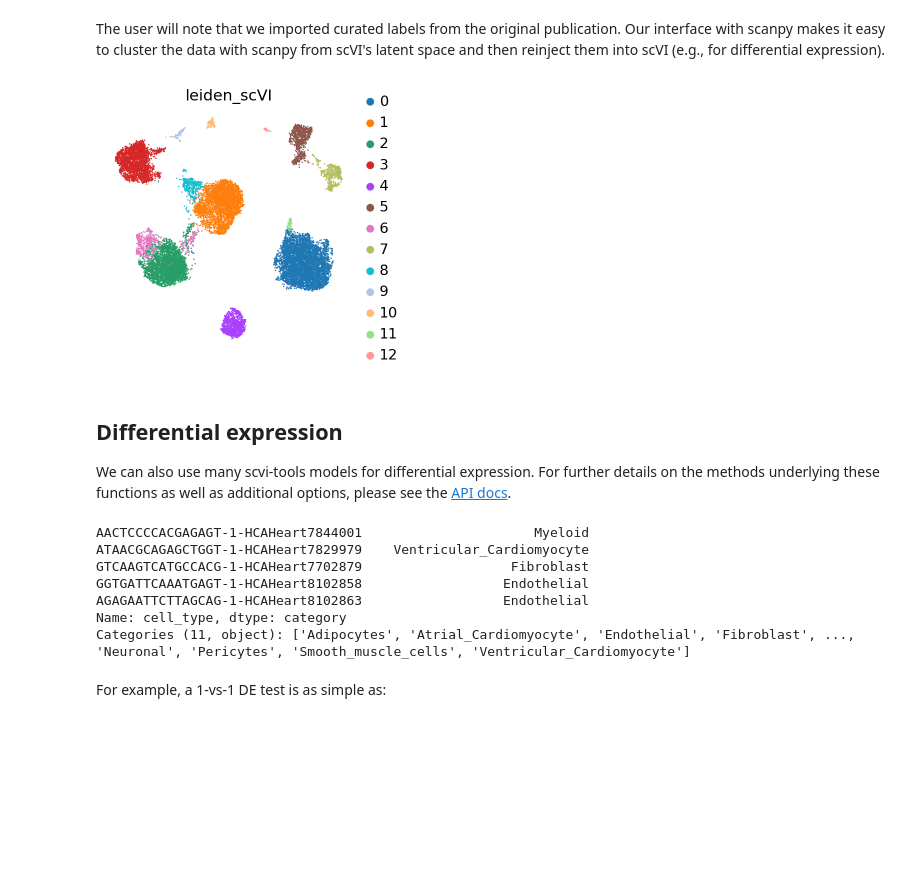
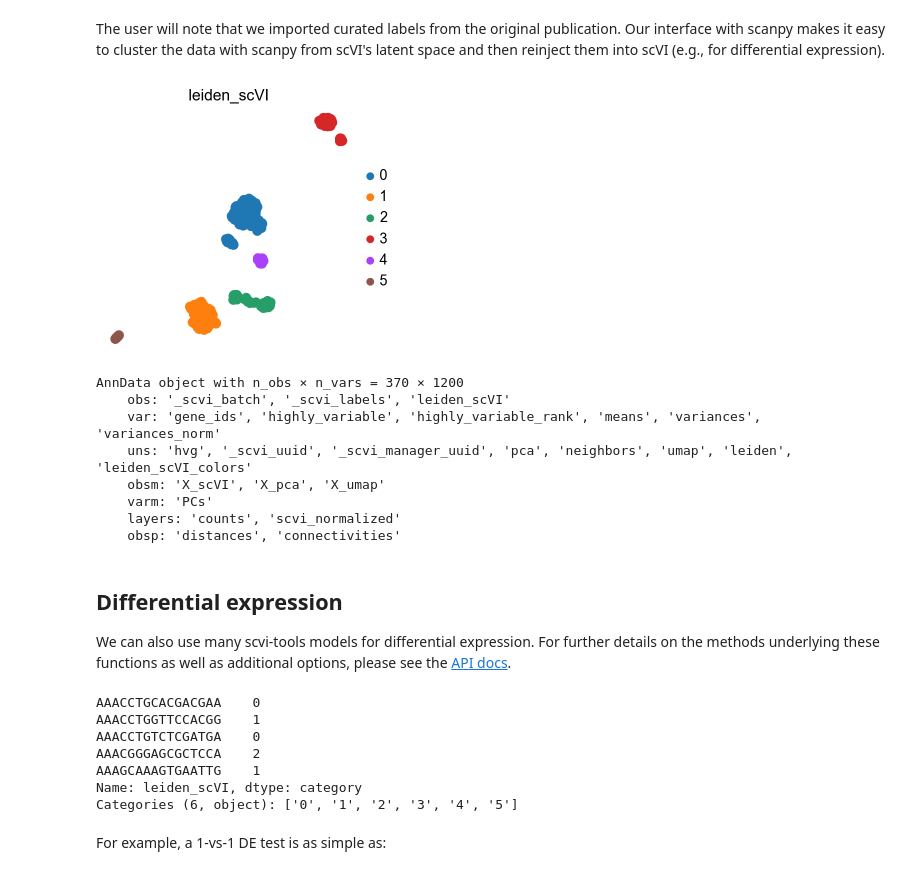
Before and after one commit to arcotan/single-cell-data-analysis, a Jupyter notebook: scviTools/matteo.ipynb, the cells around one changed output. Cells and saved outputs as stored; diff of their text form; code cells hidden in the pictures; blank space fills up the shorter version.

```diff
--- a/scviTools/matteo.ipynb
+++ b/scviTools/matteo.ipynb
@@ -34,3 +28,5 @@ AttributeError: module 'scvi' has no attribute 'data'
+# %%
+adata = sc.read_10x_mtx('../filtered_dataset/tabulamuris/data_10X_P7_4/')
 # %% [markdown]
 Now we preprocess the data to remove, for example, genes that are very lowly expressed and other outliers. For these tasks we prefer the [Scanpy preprocessing module](https://scanpy.readthedocs.io/en/stable/api/index.html#module-scanpy.pp).
 # %%
@@ -103,5 +104,5 @@ All scvi-tools models run faster when using a GPU. By default, scvi-tools will u
 
 </div>
 # %%
-model.train()
+model.train(use_gpu=False)
 # %% [output]
@@ -152,7 +146,7 @@ INFO:scvi.model.base._base_model:Input AnnData not setup with scvi-tools. attemp
 # %% [markdown]
 Let's store the normalized values back in the anndata.
 # %%
-adata.layers["scvi_normalized"] = model.get_normalized_expression(library_size=10e4)
+adata.layers["scvi_normalized"] = model.get_normalized_expression()
 # %% [markdown]
 ## Interoperability with Scanpy
 # %% [markdown]
@@ -226,24 +200,33 @@ sc.tl.leiden(adata, key_added="leiden_scVI", resolution=0.5)
 # %%
 sc.pl.umap(
     adata,
     color=["leiden_scVI"],
     frameon=False,
 )
+adata
 # %% [output]
-[figure, old version]
+[figure, new version]
+AnnData object with n_obs × n_vars = 370 × 1200
+    obs: '_scvi_batch', '_scvi_labels', 'leiden_scVI'
+    var: 'gene_ids', 'highly_variable', 'highly_variable_rank', 'means', 'variances', 'variances_norm'
+    uns: 'hvg', '_scvi_uuid', '_scvi_manager_uuid', 'pca', 'neighbors', 'umap', 'leiden', 'leiden_scVI_colors'
+    obsm: 'X_scVI', 'X_pca', 'X_umap'
+    varm: 'PCs'
+    layers: 'counts', 'scvi_normalized'
+    obsp: 'distances', 'connectivities'
 # %% [markdown]
 ## Differential expression
 We can also use many scvi-tools models for differential expression. For further details on the methods underlying these functions as well as additional options, please see the [API docs](https://docs.scvi-tools.org/en/stable/api/reference/scvi.model.SCVI.differential_expression.html#scvi.model.SCVI.differential_expression).
 # %%
-adata.obs.cell_type.head()
+adata.obs.leiden_scVI.head()
 # %% [output]
-AACTCCCCACGAGAGT-1-HCAHeart7844001                      Myeloid
-ATAACGCAGAGCTGGT-1-HCAHeart7829979    Ventricular_Cardiomyocyte
-GTCAAGTCATGCCACG-1-HCAHeart7702879                   Fibroblast
-GGTGATTCAAATGAGT-1-HCAHeart8102858                  Endothelial
-AGAGAATTCTTAGCAG-1-HCAHeart8102863                  Endothelial
-Name: cell_type, dtype: category
-Categories (11, object): ['Adipocytes', 'Atrial_Cardiomyocyte', 'Endothelial', 'Fibroblast', ..., 'Neuronal', 'Pericytes', 'Smooth_muscle_cells', 'Ventricular_Cardiomyocyte']
+AAACCTGCACGACGAA    0
+AAACCTGGTTCCACGG    1
+AAACCTGTCTCGATGA    0
+AAACGGGAGCGCTCCA    2
+AAAGCAAAGTGAATTG    1
+Name: leiden_scVI, dtype: category
+Categories (6, object): ['0', '1', '2', '3', '4', '5']
 # %% [markdown]
 For example, a 1-vs-1 DE test is as simple as:
 # %%
```
Also changed, not shown: parts of 22 cells of this notebook.
